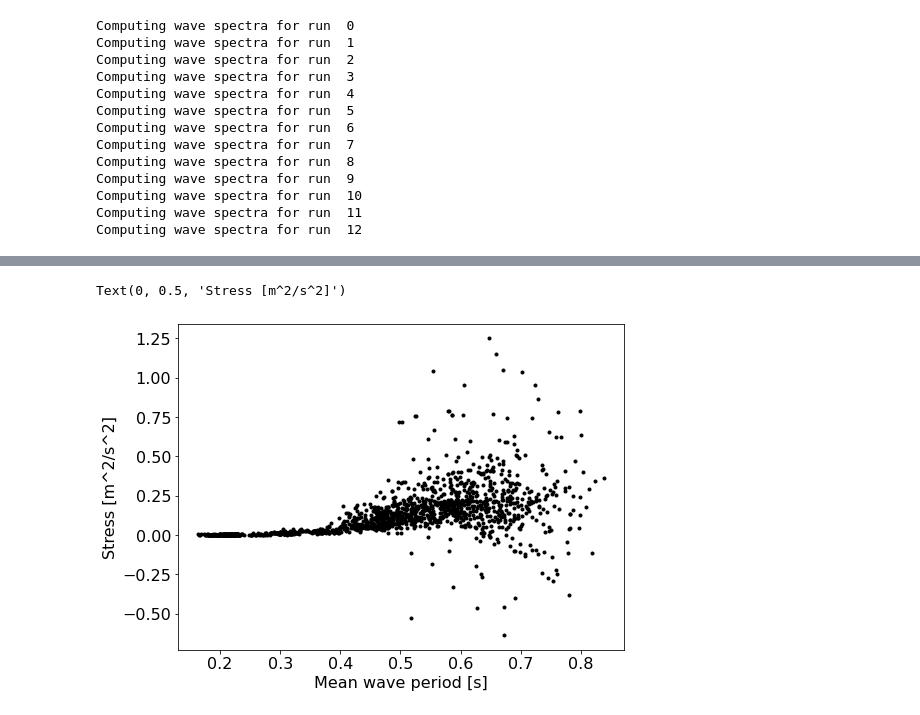
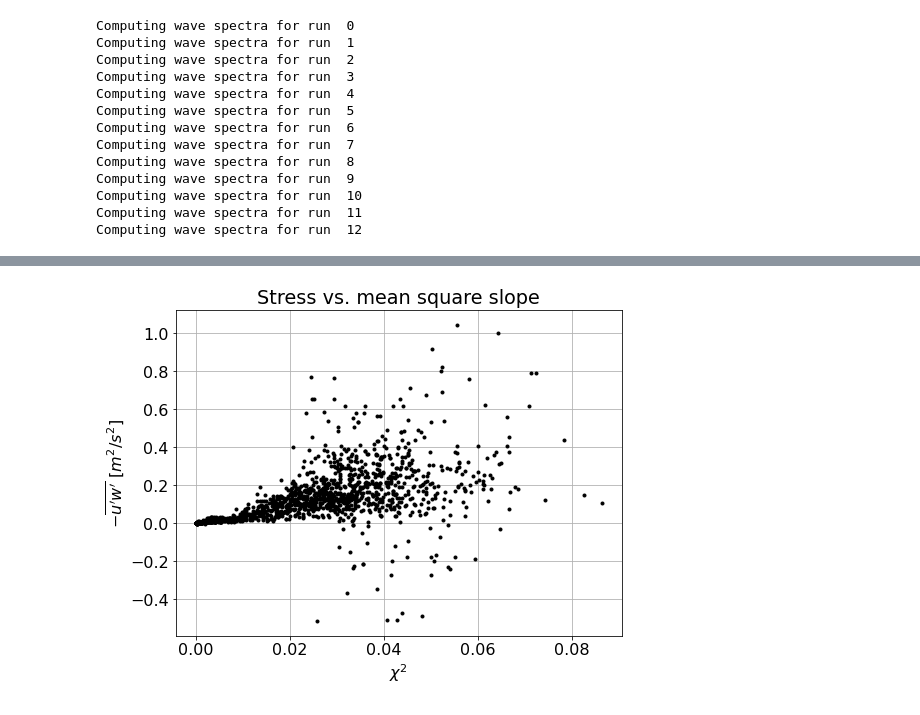
Before and after one commit to sustain-lab/sustain-drag-2020, a Jupyter notebook: tjf-stress.ipynb, the cells around one changed output, grey strips where cells are left out. Drawn from its saved outputs; the diff is of its cells as text; code cells hidden in the pictures.

```diff
--- a/tjf-stress.ipynb
+++ b/tjf-stress.ipynb
@@ -122,10 +137,4 @@ Text(0.5, 0.98, 'IRGASON 2')
 [figure]
 # %% [markdown]
 ## Universal spectra
-# %%
-# fan speed and duration and sampling interval
-run_seconds = 600
-num_runs = len(fan)
-offset = 30
-z = 0.65
 # %%
@@ -221,6 +240,8 @@ for n, fan_speed in enumerate(fan):
     for ax in [ax1, ax2]:
         ax.set_ylabel('Velocity anomaly [m/s]')
         ax.plot(time, 0 * time, 'k--')
+        if n == len(fan) - 1:
+            ax.set_ylabel
     ax1.set_title(r"$u'$, U = %.1f m/s" % U)
     ax2.set_title(r"$w'$, U = %.1f m/s" % U)
 # %% [output]
@@ -395,7 +416,7 @@ def dist_ks(x, alpha, beta):
 # %% [markdown]
 ## Stress distributions
 # %%
-aa, bb = beta_pdf(uw1, 'moments')
+aa, bb = beta_pdf(uw, 'moments')
 
 fig = plt.figure(figsize=(16, 2))
 for n in range(len(fan)):
@@ -501,8 +531,9 @@ Computing wave spectra for run  12
 # %%
 fig = plt.figure(figsize=(8, 6))
-plt.plot(Tm, uw, 'k.')
-plt.xlabel('Mean wave period [s]')
-plt.ylabel('Stress [m^2/s^2]')
+plt.plot(mss, uw, 'k.')
+plt.xlabel(r'$\chi^2$')
+plt.ylabel(r"$-\overline{u'w'}$ $[m^2/s^2]$")
+plt.title('Stress vs. mean square slope')
+plt.grid()
 # %% [output]
-Text(0, 0.5, 'Stress [m^2/s^2]')
-[figure, old version]
+[figure, new version]
```
Also changed, not shown: parts of 20 cells of this notebook.
